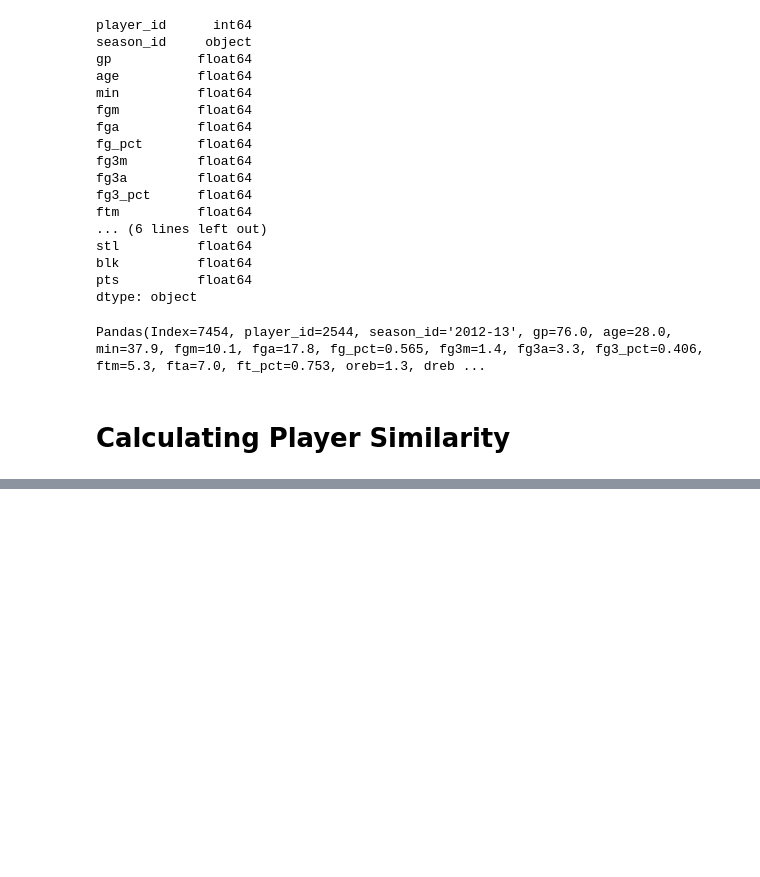
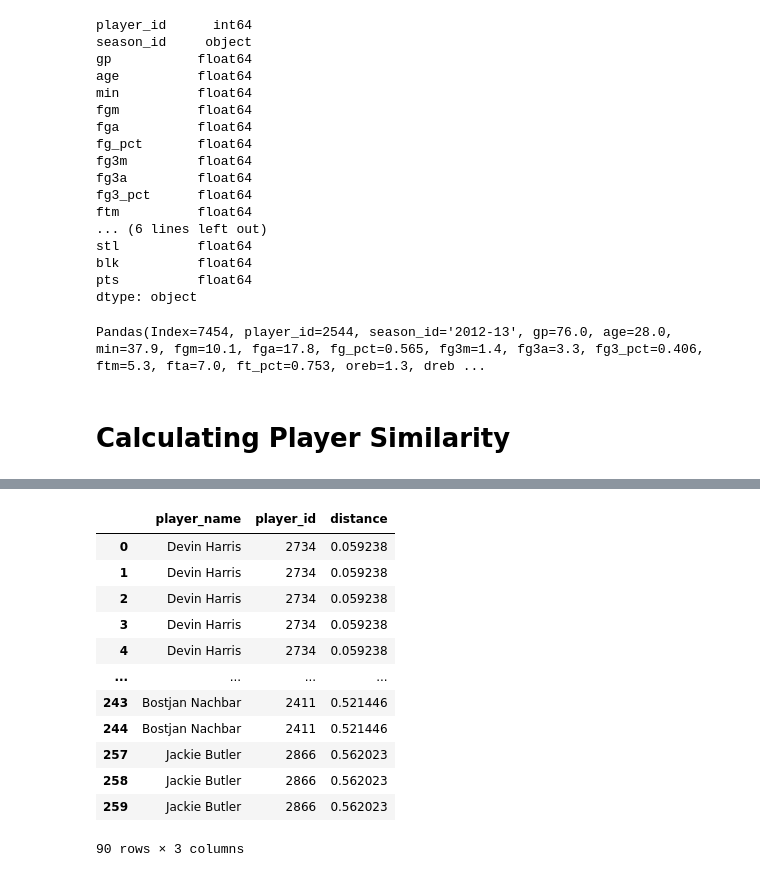
Before and after one commit to flan02/nba-python-pandas, a Jupyter notebook: data/fantasy_projection_model.ipynb, the cells around one changed output, grey strips where cells are left out. Saved outputs shown, nothing was run; the diff lists cells and outputs as text; code cells hidden in the pictures; blank space fills up the shorter version.

```diff
--- a/data/fantasy_projection_model.ipynb
+++ b/data/fantasy_projection_model.ipynb
@@ -474,0 +669,16 @@ Pandas(Index=7454, player_id=2544, season_id='2012-13', gp=76.0, age=28.0, min=3
+# %%
+df_final
+# %% [output]
+|  | player_name | player_id | distance |
+| 0 | Devin Harris | 2734 | 0.059238 |
+| 1 | Devin Harris | 2734 | 0.059238 |
+| 2 | Devin Harris | 2734 | 0.059238 |
+| 3 | Devin Harris | 2734 | 0.059238 |
+| 4 | Devin Harris | 2734 | 0.059238 |
+| ... | ... | ... | ... |
+| 243 | Bostjan Nachbar | 2411 | 0.521446 |
+| 244 | Bostjan Nachbar | 2411 | 0.521446 |
+| 257 | Jackie Butler | 2866 | 0.562023 |
+| 258 | Jackie Butler | 2866 | 0.562023 |
+| 259 | Jackie Butler | 2866 | 0.562023 |
+90 rows × 3 columns
```
Also changed, not shown: parts of 47 cells of this notebook.
